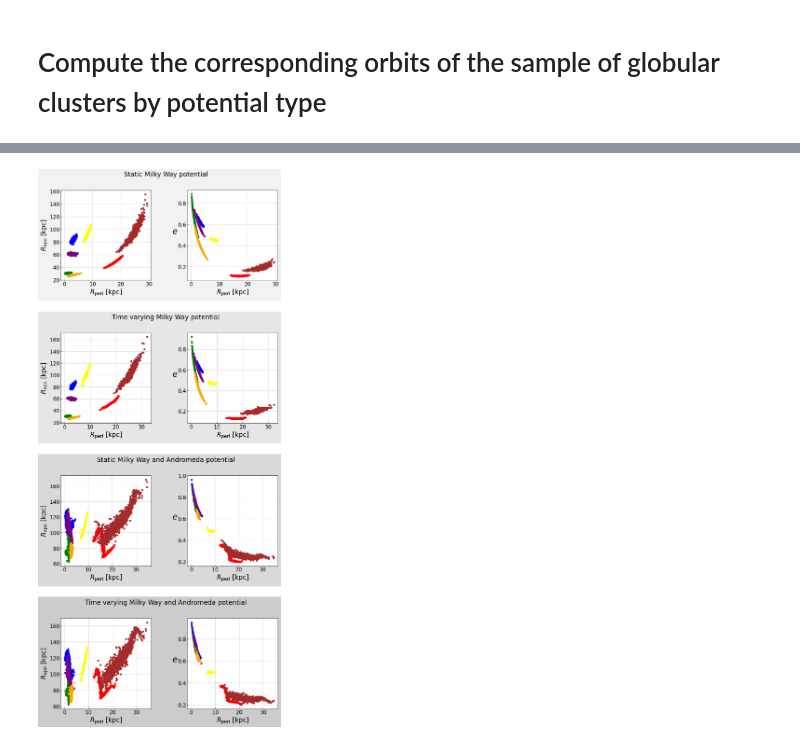
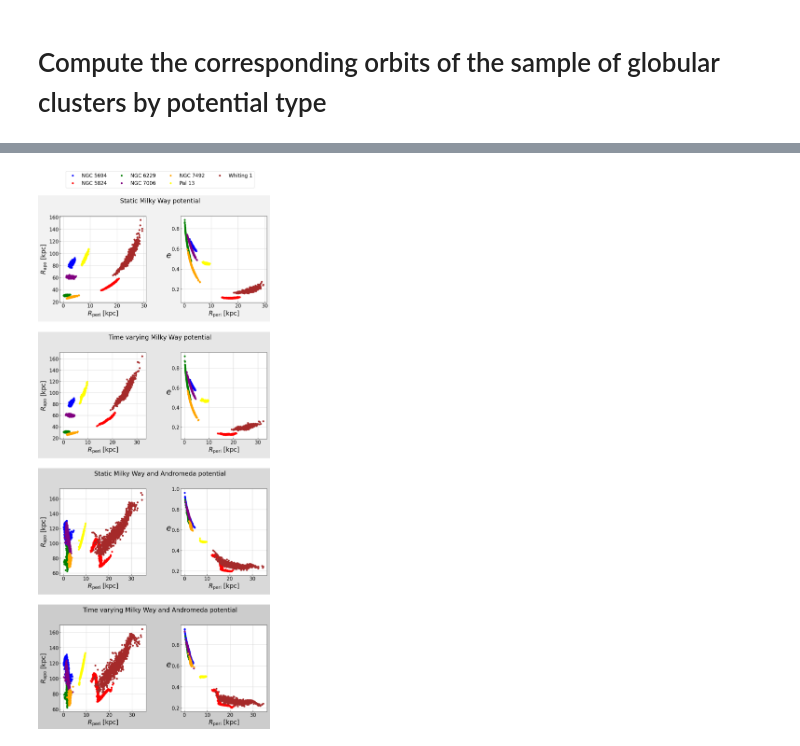
Before and after one commit to LCIJ/TTB2024, a Jupyter notebook: Monte_Carlo_simulations_orbits.ipynb, the cells around one changed output, grey strips where cells are left out. Cells and saved outputs as stored; diff of their text form; code cells hidden in the pictures.

```diff
--- a/Monte_Carlo_simulations_orbits.ipynb
+++ b/Monte_Carlo_simulations_orbits.ipynb
@@ -2427,32 +2444,32 @@ ax41.plot(Rperi_44, Rapo_44, color=colors[3], ls='', marker='.', markersize=10)
 ax41.plot(Rperi_45, Rapo_45, color=colors[4], ls='', marker='.', markersize=10)
 ax41.plot(Rperi_46, Rapo_46, color=colors[5], ls='', marker='.', markersize=10)
 ax41.plot(Rperi_47, Rapo_47, color=colors[6], ls='', marker='.', markersize=10)
 ax41.tick_params(axis='y', which='major', direction='in', labelsize=16)
 ax41.tick_params(axis='y', which='minor', direction='in', labelsize=16)
 ax41.tick_params(axis='x', which='major', direction='in', labelsize=16)
 ax41.tick_params(axis='x', which='minor', direction='in', labelsize=16)
 ax41.set_xlabel(r"$R_{\rm peri}$ [kpc]", fontsize=20)
 ax41.set_ylabel(r"$R_{\rm apo}$ [kpc]", fontsize=20)
 ax41.grid(color='0.8')
 ax41.set_box_aspect(1)
 ax42.plot(Rperi_41, el_41, color=colors[0], ls='', marker='.', markersize=10)
 ax42.plot(Rperi_42, el_42, color=colors[1], ls='', marker='.', markersize=10)
 ax42.plot(Rperi_43, el_43, color=colors[2], ls='', marker='.', markersize=10)
 ax42.plot(Rperi_44, el_44, color=colors[3], ls='', marker='.', markersize=10)
 ax42.plot(Rperi_45, el_45, color=colors[4], ls='', marker='.', markersize=10)
 ax42.plot(Rperi_46, el_46, color=colors[5], ls='', marker='.', markersize=10)
 ax42.plot(Rperi_47, el_47, color=colors[6], ls='', marker='.', markersize=10)
 ax42.tick_params(axis='y', which='major', direction='in', labelsize=16)
 ax42.tick_params(axis='y', which='minor', direction='in', labelsize=16)
 ax42.tick_params(axis='x', which='major', direction='in', labelsize=16)
 ax42.tick_params(axis='x', which='minor', direction='in', labelsize=16)
 ax42.set_xlabel(r"$R_{\rm peri}$ [kpc]", fontsize=20)
 ax42.set_ylabel(r"$\mathit{e}$", size=25, rotation=0, labelpad=10)
 ax42.grid(color='0.8')
 ax42.set_box_aspect(1)
 
-fig.legend(loc='upper center', ncol=4, fontsize=16)
+fig.legend(loc='upper center', bbox_to_anchor=(0.5, 1.05), ncol=4, fontsize=16)
 
 plt.savefig("Images/apo_peri_e/peri_apo_epsilon.png", bbox_inches='tight')
 # %% [output]
-[figure, old version]
+[figure, new version]
```
Also changed, not shown: parts of 43 cells of this notebook, 2 other files.
